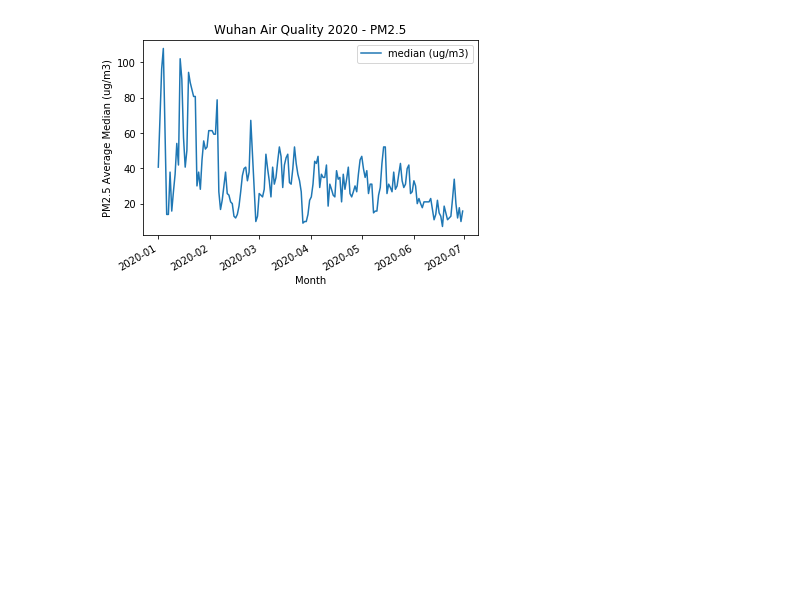
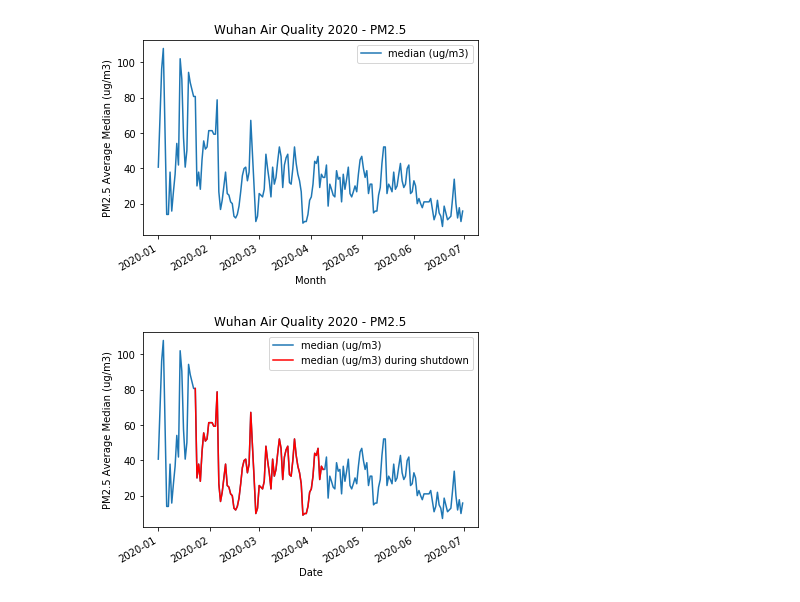
Before and after one commit to markwsutton/AirQualityProject, a Jupyter notebook: Wuhan Analysis.ipynb, the cells around one changed output. Drawn from its saved outputs; the diff is of its cells as text; code cells hidden in the pictures; blank space fills up the shorter version.

```diff
--- a/Wuhan Analysis.ipynb
+++ b/Wuhan Analysis.ipynb
@@ -187,14 +191,25 @@ summary_bar_plot.pct_change()
 | 2020 | 0.468958 |
 [figure]
 # %%
+import matplotlib.pyplot as plt
+line_plot, line_axes = plt.subplots()
+
 wuhan_2020_pm25_df = all_pm25_df.loc[(all_pm25_df.index.year == 2020) & (all_pm25_df["City"] == "Wuhan")]
-wuhan_line_axes = wuhan_2020_pm25_df.plot(kind="line", y="median (ug/m3)")
+Wuhan_line_axes = wuhan_2020_pm25_df.plot(kind="line", y="median (ug/m3)", ax=line_axes)
 
 #set titles, axes labels
-wuhan_line_axes.set_title("Wuhan Air Quality 2020 - PM2.5")
-wuhan_line_axes.set_ylabel("PM2.5 Average Median (ug/m3)")
-wuhan_line_axes.set_xlabel("Month")
+Wuhan_line_axes.set_title("Wuhan Air Quality 2020 - PM2.5")
+Wuhan_line_axes.set_ylabel("PM2.5 Average Median (ug/m3)")
+Wuhan_line_axes.set_xlabel("Month")
 
-wuhan_line_axes.get_figure().savefig("./outputs/Wuhan/Wuhan_2020_line_plot.png")
+Wuhan_line_axes.get_figure().savefig("./outputs/Wuhan/Wuhan_2020_line_plot.png")
 # %% [output]
 [figure]
+# %%
+#look at wuhan durin shutdown - red part of line graph
+Wuhan_2020_shutdown = wuhan_2020_pm25_df["1/23/20":"4/8/20"]
+Wuhan_2020_shutdown.plot(y="median (ug/m3)", style="r", ax=line_axes)
+line_axes.legend(["median (ug/m3)", "median (ug/m3) during shutdown"])
+line_plot
+# %% [output]
+[figure, added]
```
Also changed, not shown: parts of 2 cells of this notebook, 1 other file.
